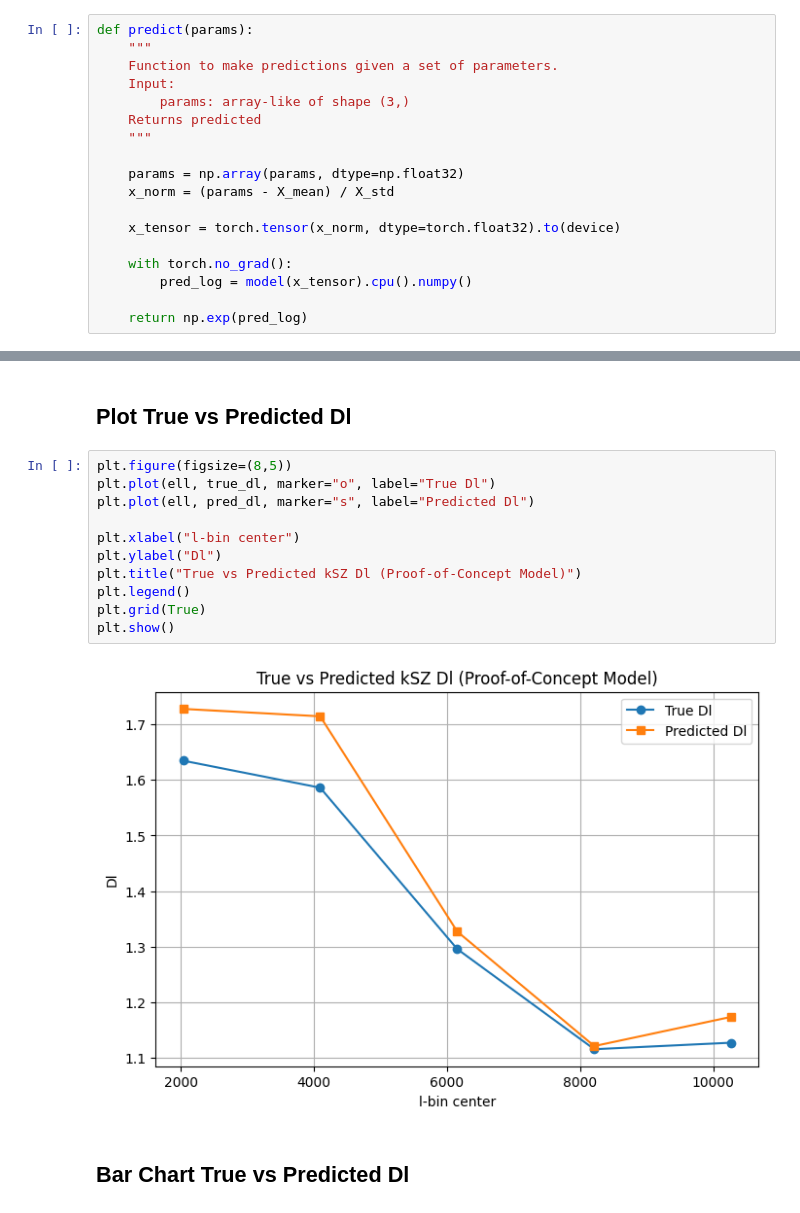
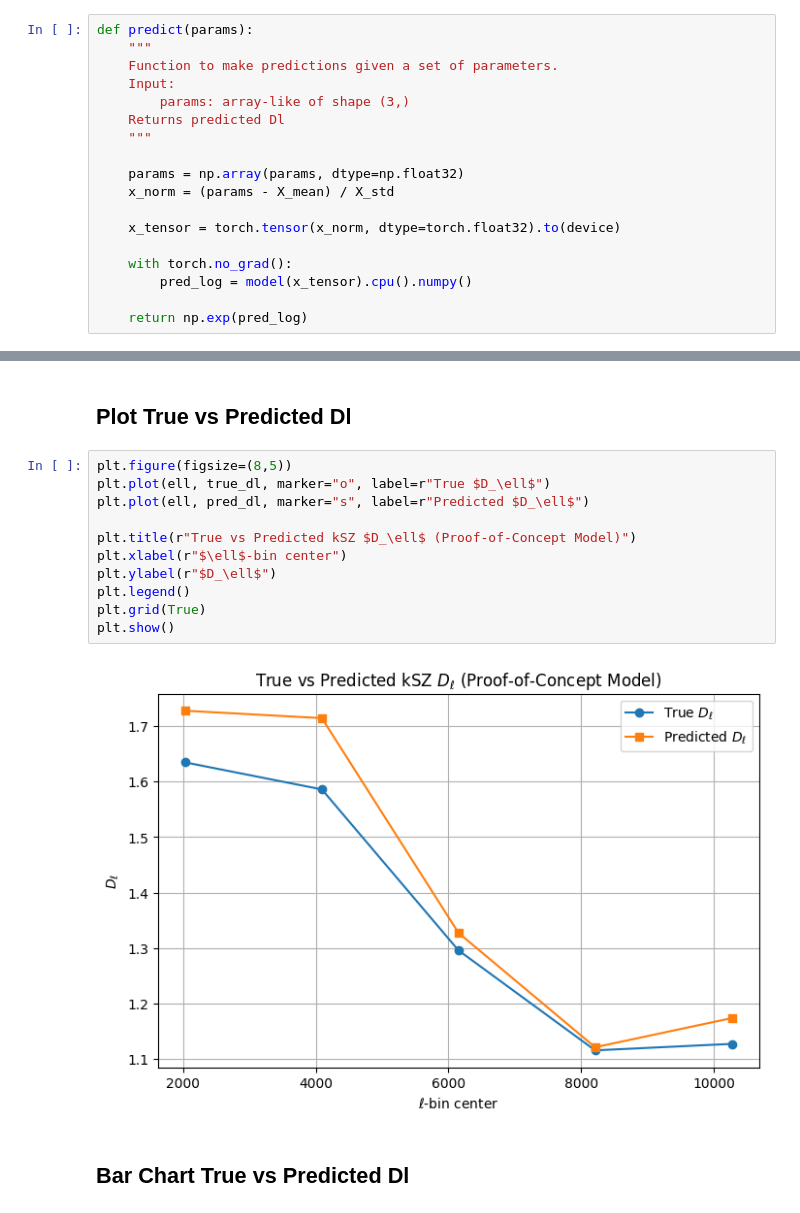
Before and after one commit to RobertxPearce/reionization-emulator, a Jupyter notebook: notebooks/proof_of_concept.ipynb, the cells around one changed output, grey strips where cells are left out. Drawn from its saved outputs; the diff is of its cells as text.

```diff
--- a/notebooks/proof_of_concept.ipynb
+++ b/notebooks/proof_of_concept.ipynb
@@ -45,7 +45,7 @@ def predict(params):
     Function to make predictions given a set of parameters.
     Input:
         params: array-like of shape (3,)
-    Returns predicted
+    Returns predicted Dl
     """
 
     params = np.array(params, dtype=np.float32)
@@ -106,17 +120,17 @@ Predicted Dl: [1.727696  1.7143229 1.3273485 1.1212641 1.1738368]
 ## Plot True vs Predicted Dl
 # %%
 plt.figure(figsize=(8,5))
-plt.plot(ell, true_dl, marker="o", label="True Dl")
-plt.plot(ell, pred_dl, marker="s", label="Predicted Dl")
+plt.plot(ell, true_dl, marker="o", label=r"True $D_\ell$")
+plt.plot(ell, pred_dl, marker="s", label=r"Predicted $D_\ell$")
 
-plt.xlabel("l-bin center")
-plt.ylabel("Dl")
-plt.title("True vs Predicted kSZ Dl (Proof-of-Concept Model)")
+plt.title(r"True vs Predicted kSZ $D_\ell$ (Proof-of-Concept Model)")
+plt.xlabel(r"$\ell$-bin center")
+plt.ylabel(r"$D_\ell$")
 plt.legend()
 plt.grid(True)
 plt.show()
 # %% [output]
-[figure, old version]
+[figure, new version]
 # %% [markdown]
 ## Bar Chart True vs Predicted Dl
 # %%
```
Also changed, not shown: parts of 5 cells of this notebook, 2 other files.
